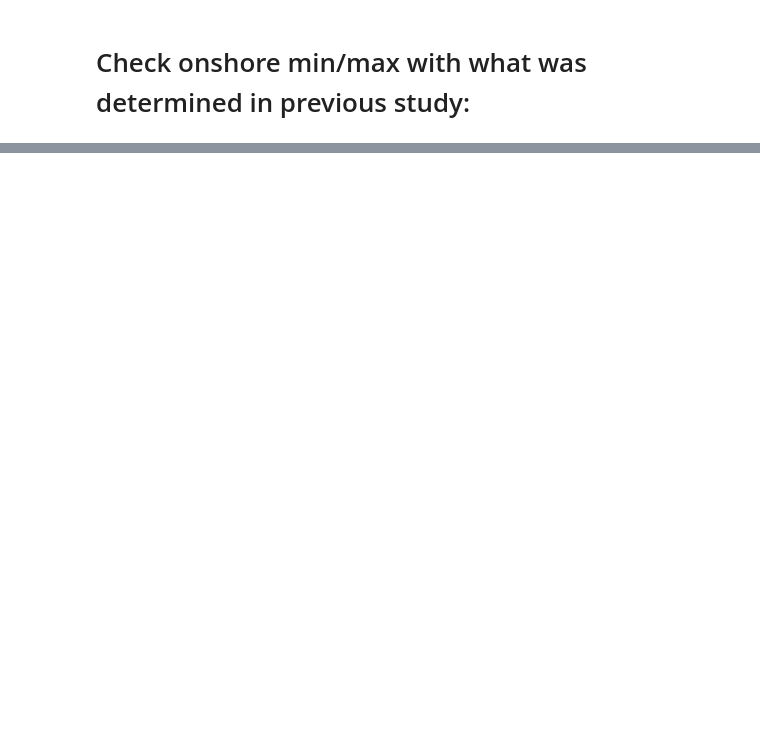
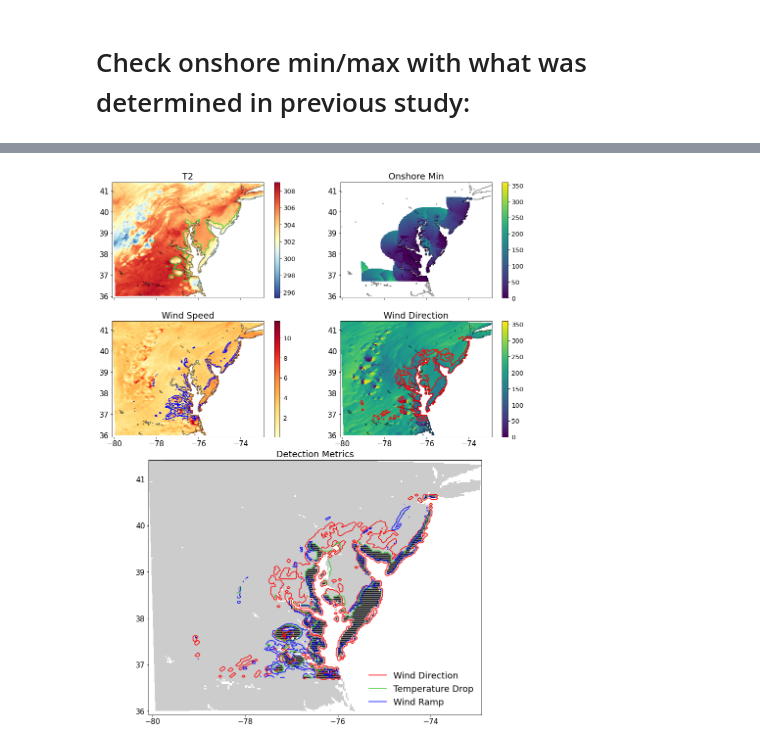
Before and after one commit to hawbecker/publications, a Jupyter notebook: Chesapeake/BayBreezeDetectionModel.ipynb, the cells around one changed output, grey strips where cells are left out. Saved outputs shown, nothing was run; the diff lists cells and outputs as text; code cells hidden in the pictures; blank space fills up the shorter version.

```diff
--- a/Chesapeake/BayBreezeDetectionModel.ipynb
+++ b/Chesapeake/BayBreezeDetectionModel.ipynb
@@ -492,0 +594,99 @@ var_dict = {'onshore min':onshore_min,
+# %%
+for ww,wrfout_file in enumerate(wrfout_files):
+    wrfout = xr.open_dataset(wrfout_file)
+    wrfout = np.squeeze(wrfout)
+    if ww == 0:
+        wrfinput = xr.open_dataset('{}{}/{}/wrfinput_d0{}'.format(wrf_dir,cases[0],restarts[0],case_dom[0]))
+        land_mask  = np.squeeze(wrfinput.LANDMASK)
+        hgt        = np.squeeze(wrfinput.HGT)
+        water_mask = land_mask.copy().where(land_mask==0.0) + 1.0
+        lat  = wrfout.XLAT
+        lon  = wrfout.XLONG
+        z_f = (np.squeeze(wrfout.PH) + np.squeeze(wrfout.PHB))/9.8 - np.squeeze(wrfout.HGT)
+        zs_f = 0.5*(z_f[1:,:,:]+z_f[:-1,:,:])
+
+    breeze_dict = spatial_breeze_check(onshore_min,
+                                       onshore_max,
+                                       wrfout,
+                                       land_mask=land_mask)
+
+
+
+    ds = convert_breeze_dict_to_xr(breeze_dict)
+
+    if ww == 0:
+        ds_f = ds.copy()
+    else:
+        ds_f = ds.combine_first(ds_f)
+
+
+
+
+
+
+    vel10,dir10 = calc_wind(wrfout,u='U10',v='V10')
+    vel10 = vel10.where(land_mask == 1.0)
+    dir10 = dir10.where(land_mask == 1.0)
+
+    fig = plt.figure(figsize=(16,20))
+    nrow,ncol = 4,4
+    tmp_plt = plt.subplot2grid((nrow,ncol),(0,0),colspan=2,aspect='equal')
+    tmp_plt_pc = tmp_plt.pcolormesh(lon,lat,wrfout.T2.where(land_mask == 1.0),cmap=plt.cm.RdYlBu_r)
+    tmp_cbar = plt.colorbar(tmp_plt_pc,ax=tmp_plt)
+    tmp_cbar.ax.tick_params(labelsize=13)
+    tmp_plt.contour(lon,lat,land_mask,levels=[0.5],colors='k',alpha=0.5)
+    tmp_plt.contour(lon,lat,breeze_dict['dT'],levels=[0.0001],colors='limegreen')
+    tmp_plt.tick_params(labelsize=15,labelbottom=False)
+    tmp_plt.set_title('T2',size=18)
+
+
+    vel_plt = plt.subplot2grid((nrow,ncol),(1,0),colspan=2,aspect='equal',sharex=tmp_plt,sharey=tmp_plt)
+    vel_plt_pc = vel_plt.pcolormesh(lon,lat,vel10,cmap=plt.cm.YlOrRd)
+    vel_cbar = plt.colorbar(vel_plt_pc,ax=vel_plt)
+    vel_cbar.ax.tick_params(labelsize=13)
+    vel_plt.contour(lon,lat,land_mask,levels=[0.5],colors='k',alpha=0.5)
+    vel_plt.contour(lon,lat,breeze_dict['dU'],levels=[0.5],colors='b')
+    vel_plt.tick_params(labelsize=15)
+    vel_plt.set_title('Wind Speed',size=18)
+
+    ons_plt = plt.subplot2grid((nrow,ncol),(0,2),colspan=2,aspect='equal',sharex=tmp_plt,sharey=tmp_plt)
+    ons_plt_pc = ons_plt.pcolormesh(lon,lat,onshore_min,cmap=plt.cm.viridis,norm=Normalize(0,360))
+    ons_cbar = plt.colorbar(ons_plt_pc,ax=ons_plt)
+    ons_cbar.ax.tick_params(labelsize=13)
+    ons_plt.contour(lon,lat,land_mask,levels=[0.5],colors='k',alpha=0.5)
+    ons_plt.tick_params(labelsize=15,labelbottom=False)
+    ons_plt.set_title('Onshore Min',size=18)
+
+    dir_plt = plt.subplot2grid((nrow,ncol),(1,2),colspan=2,aspect='equal',sharex=tmp_plt,sharey=tmp_plt)
+    dir_plt_pc = dir_plt.pcolormesh(lon,lat,dir10,cmap=plt.cm.viridis,norm=Normalize(0,360))
+    dir_cbar = plt.colorbar(dir_plt_pc,ax=dir_plt)
+    dir_cbar.ax.tick_params(labelsize=13)
+    dir_plt.contour(lon,lat,land_mask,levels=[0.5],colors='k',alpha=0.5)
+    #dir_plt.contour(lon,lat,onshore_winds,levels=[1.0],colors='r')
+    dir_plt.contour(lon,lat,breeze_dict['good_wdir'],levels=[1.0],colors='r')
+    dir_plt.tick_params(labelsize=15)
+    dir_plt.set_title('Wind Direction',size=18)
+
+
+    crt_plt = plt.subplot2grid((nrow,ncol),(2,0),rowspan=2,colspan=4,aspect='equal',sharex=tmp_plt,sharey=tmp_plt)
+    crt_plt_pc = crt_plt.pcolormesh(lon,lat,land_mask,cmap=plt.cm.binary,norm=Normalize(0,5.0))
+    #plt.colorbar(crt_plt_pc,ax=crt_plt)
+    crt_plt.contour(lon,lat,breeze_dict['good_wdir'],levels=[1.0],colors='r')
+    crt_plt.contour(lon,lat,breeze_dict['dT'],levels=[0.0001],colors='limegreen')
+    crt_plt.contour(lon,lat,breeze_dict['dU'],levels=[0.5],colors='b')
+    crt_plt.plot(0.0,0.0,c='r',label='Wind Direction')
+    crt_plt.plot(0.0,0.0,c='limegreen',label='Temperature Drop')
+    crt_plt.plot(0.0,0.0,c='b',label='Wind Ramp')
+    crt_plt.set_xlim(np.nanmin(lon),np.nanmax(lon))
+    crt_plt.set_ylim(np.nanmin(lat),np.nanmax(lat))
+    good_areas = crt_plt.contourf(lon,lat,breeze_dict['breeze'],levels=[1.9,4.1],colors='k',
+                                  alpha=0.25,hatches=['+++', '/'],label='Test')
+    artists, labels = good_areas.legend_elements()
+    #crt_plt.legend(artists, ['Good Points'], handleheight=2)
+    crt_plt.legend(frameon=False,fontsize=18,loc=4)
+    crt_plt.tick_params(labelsize=15)
+    crt_plt.set_title('Detection Metrics',size=18)
+
+    plt.show()
+# %% [output]
+[figure, added]
```
Also changed, not shown: parts of 23 cells of this notebook.
